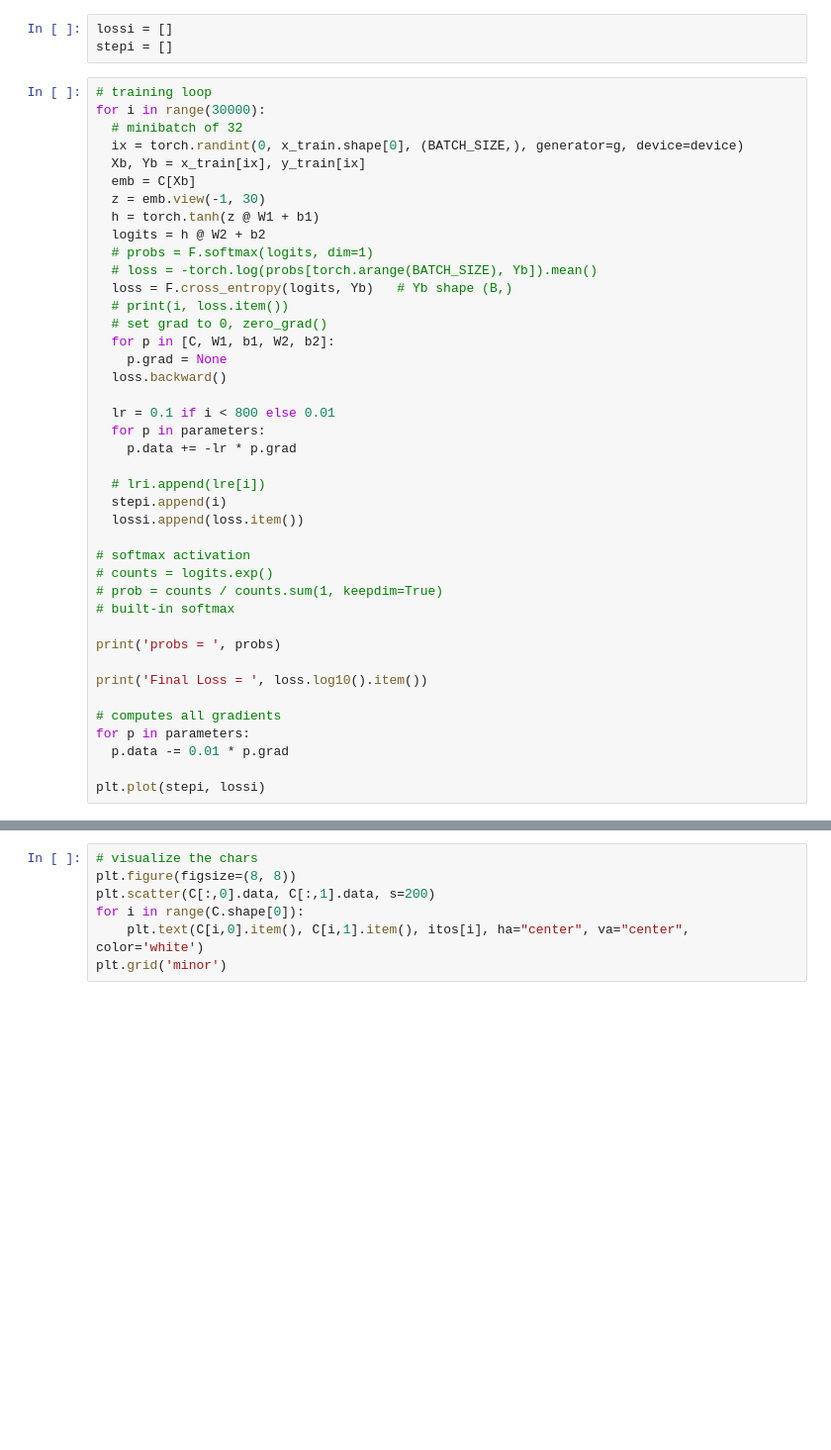
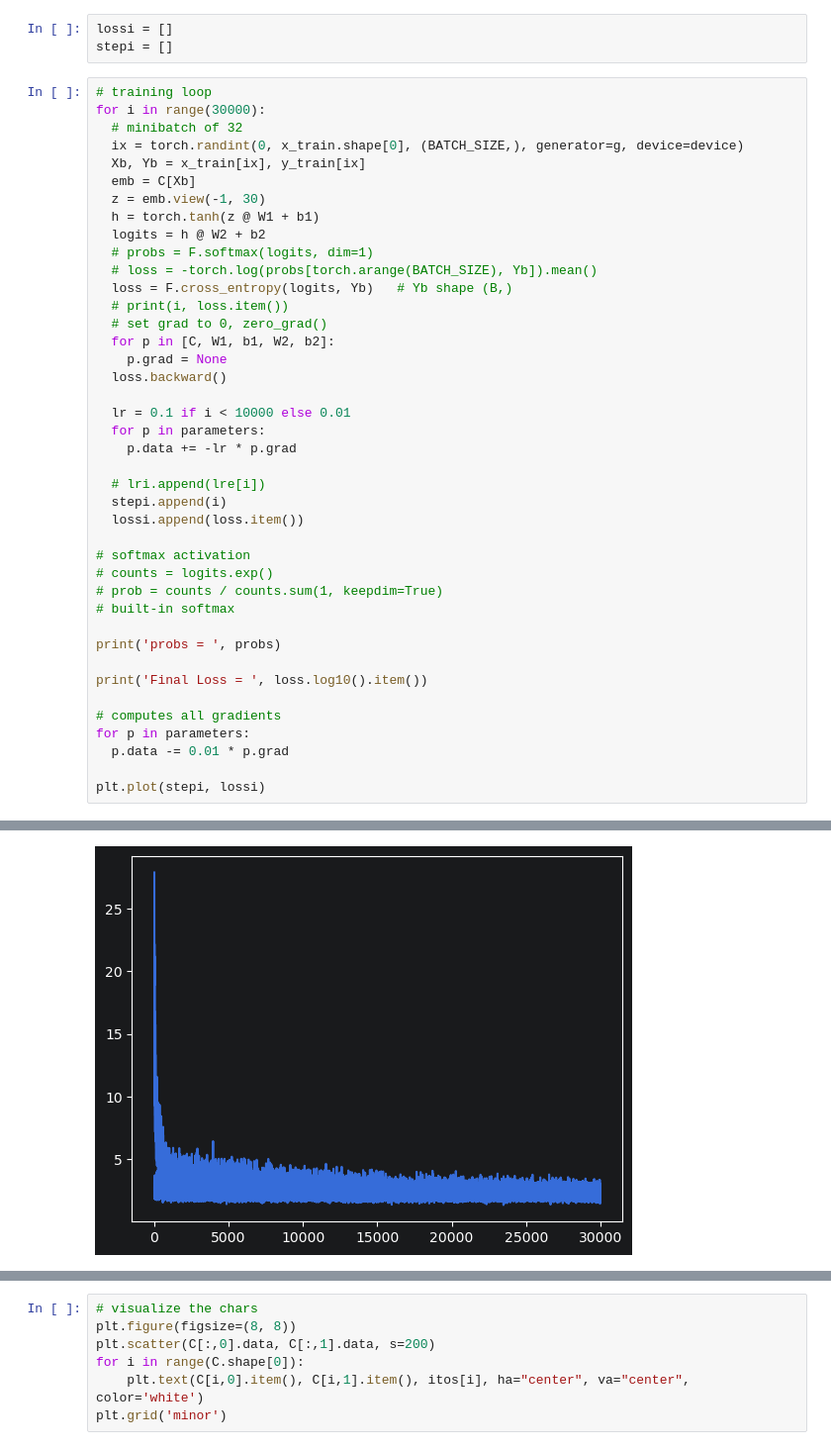
Before and after one commit to JeffJin/py-ai, a Jupyter notebook: zero-to-hero/makemore/mlp.ipynb, the cells around one changed output, grey strips where cells are left out. Shown at 99% size. Drawn from its saved outputs; the diff is of its cells as text; blank space fills up the shorter version.

```diff
--- a/zero-to-hero/makemore/mlp.ipynb
+++ b/zero-to-hero/makemore/mlp.ipynb
@@ -112,7 +112,7 @@ for i in range(30000):
     p.grad = None
   loss.backward()
 
-  lr = 0.1 if i < 800 else 0.01
+  lr = 0.1 if i < 10000 else 0.01
   for p in parameters:
     p.data += -lr * p.grad
 
@@ -134,3 +134,4 @@ for p in parameters:
   p.data -= 0.01 * p.grad
 
 plt.plot(stepi, lossi)
+# %% [output]
@@ -137,3 +145,4 @@ plt.plot(stepi, lossi)
+[figure, added]
 # %%
 emb = C[x_dev]
 h = torch.tanh(emb.view(-1, 30) @ W1 + b1) # shape ()
```
Also changed, not shown: parts of 4 cells of this notebook.
